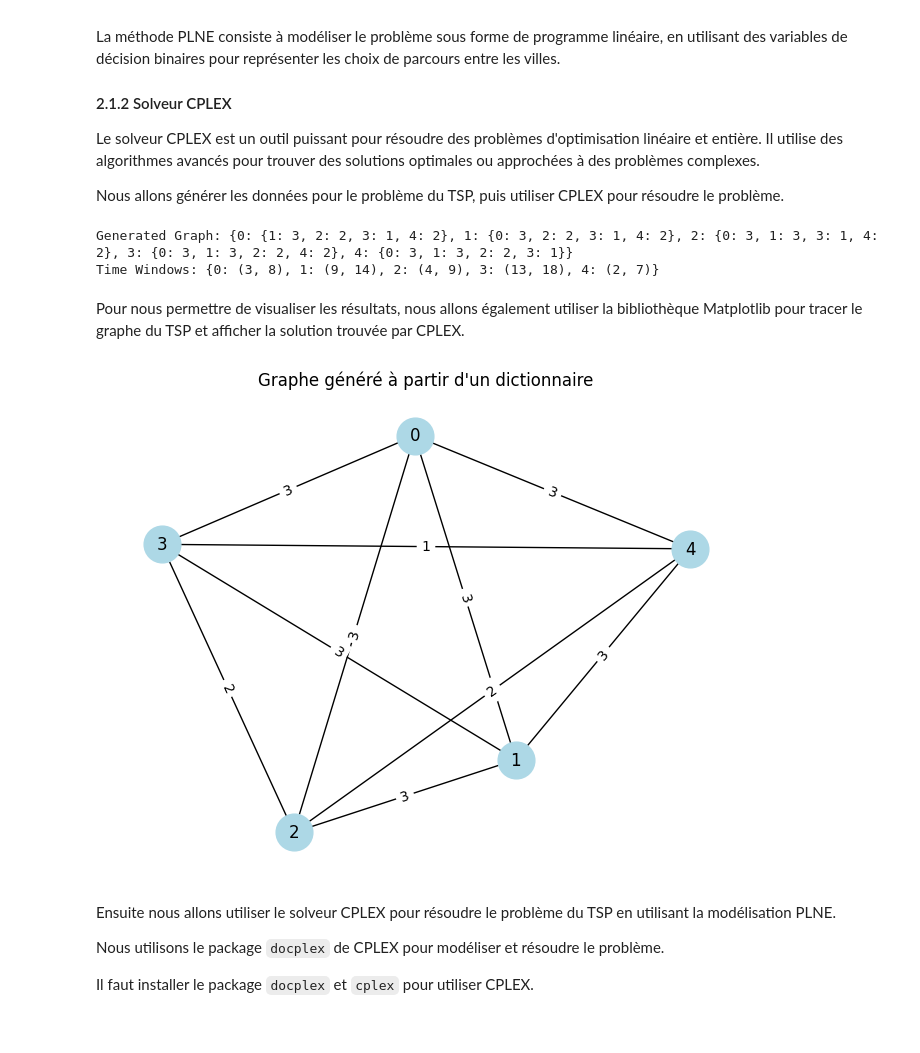
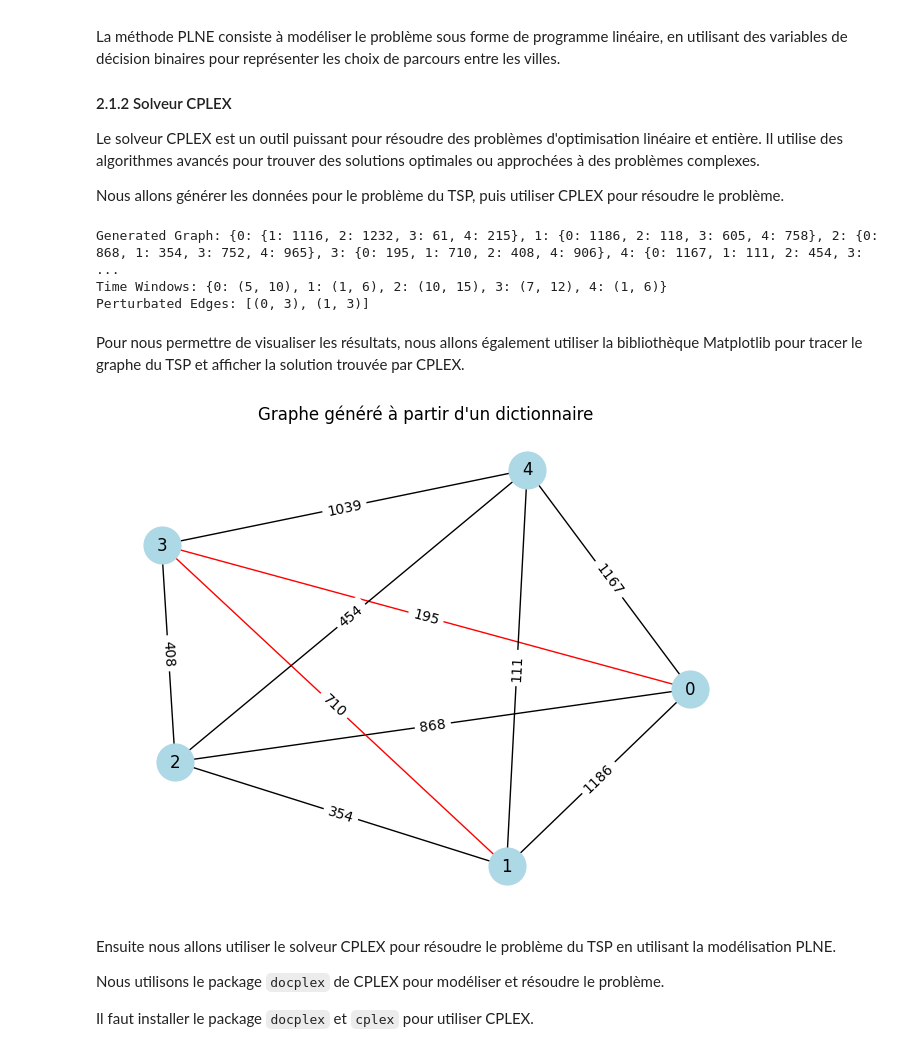
Before and after one commit to iKagnana/RO-CESI-BMI, a Jupyter notebook: livrable_1.ipynb, the cells around one changed output. Cells and saved outputs as stored; diff of their text form; code cells hidden in the pictures.

```diff
--- a/livrable_1.ipynb
+++ b/livrable_1.ipynb
@@ -142,80 +142,86 @@ Le solveur CPLEX est un outil puissant pour résoudre des problèmes d'optimisat
 
 Nous allons générer les données pour le problème du TSP, puis utiliser CPLEX pour résoudre le problème.
 # %%
-def generate_data(n, weight_range, time_range, min_time_gap):
+def generate_data(n, weight_range, time_range, min_time_gap, max_percentage_perturbation, max_edges_perturbated):
     """
     Generates a complete ponderate graph with time windows for each node.
 
     :param n: Number of nodes to generate
-    :param weight_range: Tuple (min_weight, max_weight) for edge weights
+    :param weight_range: Tuple (min_weight, max_weight) for edge weights in minutes
     :param time_range: Tuple (min_time, max_time) for time window limits
     :param min_time_gap: Minimum gap between start and end time for each node
+    :param max_percentage_perturbation: Maximum percentage of perturbation for the weights in decimal
+    0.0 <= max_percentage_perturbation <= 1.0
+    :param max_edges_perturbated: Maximum number of edges that can be perturbated
     :return: complete ponderate graph with time windows
     """
 
     import random
 
-    # Generate random weights and values
-    items = []
-    for i in range(n):
-        # Random weight between min_weight and max_weight
-        weight = random.randint(weight_range[0], weight_range[1])
-        value = random.randint(1, 100)  # Random value between 1 and 100
-
-        # add perturbation to the weight
-        # 80% chance to keep the same weight, 20% chance to double it
-        value *= random.choices([1, 2], weights=[0.8, 0.2])[0]
-
-        items.append((weight, value))
-
     # Create a complete ponderate graph
     graph = {}
     time_windows = {}
+    perturbated_edges = [] # Counter for perturbated edges
+
     for i in range(n):
         graph[i] = {}
         for j in range(n):
             if i != j:
-                graph[i][j] = items[j][0]  # Weight of the edge is the weight of the item
+                # Random weight between min_weight and max_weight
+                weight = random.randint(weight_range[0], weight_range[1])
+
+                # Apply perturbation if within the allowed number of perturbated vectors
+                if len(perturbated_edges) < max_edges_perturbated and random.random() < max_percentage_perturbation:
+                    perturbation_factor = random.uniform(1.0, 1.0 + max_percentage_perturbation)
+
+                    weight = int(weight * perturbation_factor)  # Apply a random perturbation
+                    perturbated_edges.append((i, j))  # Store the perturbated edge
+
+                graph[i][j] = weight  # Weight of the edge is the weight of the item
 
         # Generate time windows for each node
         start_time = random.randint(time_range[0], time_range[1] - min_time_gap)
         end_time = start_time + min_time_gap
         time_windows[i] = (start_time, end_time)
 
-    return graph, time_windows
+    return graph, time_windows, perturbated_edges
 
 # Example usage
-graph, time_windows = generate_data(5, (1, 10), (0, 20), 5)
+graph, time_windows, perturbated_edges = generate_data(5, (1, 1440), [0, 20], 5, 0.2, 2)
 print("Generated Graph:", graph)
 print("Time Windows:", time_windows)
+print("Perturbated Edges:", perturbated_edges)
 # %% [output]
-Generated Graph: {0: {1: 3, 2: 2, 3: 1, 4: 2}, 1: {0: 3, 2: 2, 3: 1, 4: 2}, 2: {0: 3, 1: 3, 3: 1, 4: 2}, 3: {0: 3, 1: 3, 2: 2, 4: 2}, 4: {0: 3, 1: 3, 2: 2, 3: 1}}
-Time Windows: {0: (3, 8), 1: (9, 14), 2: (4, 9), 3: (13, 18), 4: (2, 7)}
+Generated Graph: {0: {1: 1116, 2: 1232, 3: 61, 4: 215}, 1: {0: 1186, 2: 118, 3: 605, 4: 758}, 2: {0: 868, 1: 354, 3: 752, 4: 965}, 3: {0: 195, 1: 710, 2: 408, 4: 906}, 4: {0: 1167, 1: 111, 2: 454, 3:  ...
+Time Windows: {0: (5, 10), 1: (1, 6), 2: (10, 15), 3: (7, 12), 4: (1, 6)}
+Perturbated Edges: [(0, 3), (1, 3)]
 # %% [markdown]
 Pour nous permettre de visualiser les résultats, nous allons également utiliser la bibliothèque Matplotlib pour tracer le graphe du TSP et afficher la solution trouvée par CPLEX.
 # %%
 import networkx as nx
 import matplotlib.pyplot as plt
 
 def dict_to_graph(graph_dict):
-    G = nx.Graph()  # Pour un graphe non orienté
+    G = nx.Graph()  # For non oriented graph
     for node, neighbors in graph_dict.items():
         for neighbor, weight in neighbors.items():
             G.add_edge(node, neighbor, weight=weight)
     return G
 
-# Création
+# Creation
 G = dict_to_graph(graph)
 
-# Affichage
-pos = nx.spring_layout(G, seed=42)  # placement des nœuds
-nx.draw(G, pos, with_labels=True, node_color='lightblue', node_size=700)
+edge_colors = ['red' if (u, v) in perturbated_edges or (v, u) in perturbated_edges else 'black' for u, v in G.edges]
+
+# Display
+pos = nx.spring_layout(G, seed=42)  # set the nodes
+nx.draw(G, pos, with_labels=True, node_color='lightblue', node_size=700, edge_color=edge_colors)
 edge_labels = nx.get_edge_attributes(G, 'weight')
 nx.draw_networkx_edge_labels(G, pos, edge_labels=edge_labels)
 plt.title("Graphe généré à partir d'un dictionnaire")
 plt.show()
 # %% [output]
-[figure, old version]
+[figure, new version]
 # %% [markdown]
 Ensuite nous allons utiliser le solveur CPLEX pour résoudre le problème du TSP en utilisant la modélisation PLNE.
 
```
Also changed, not shown: parts of 1 cell of this notebook.
